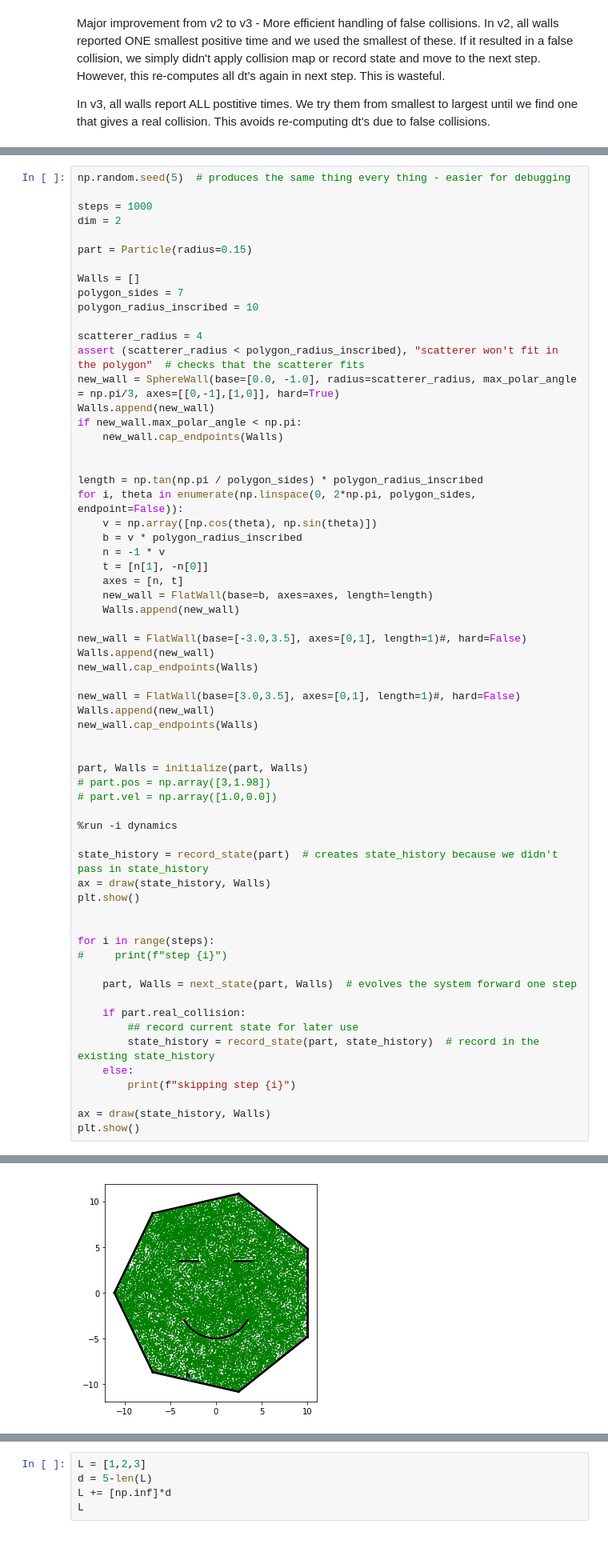
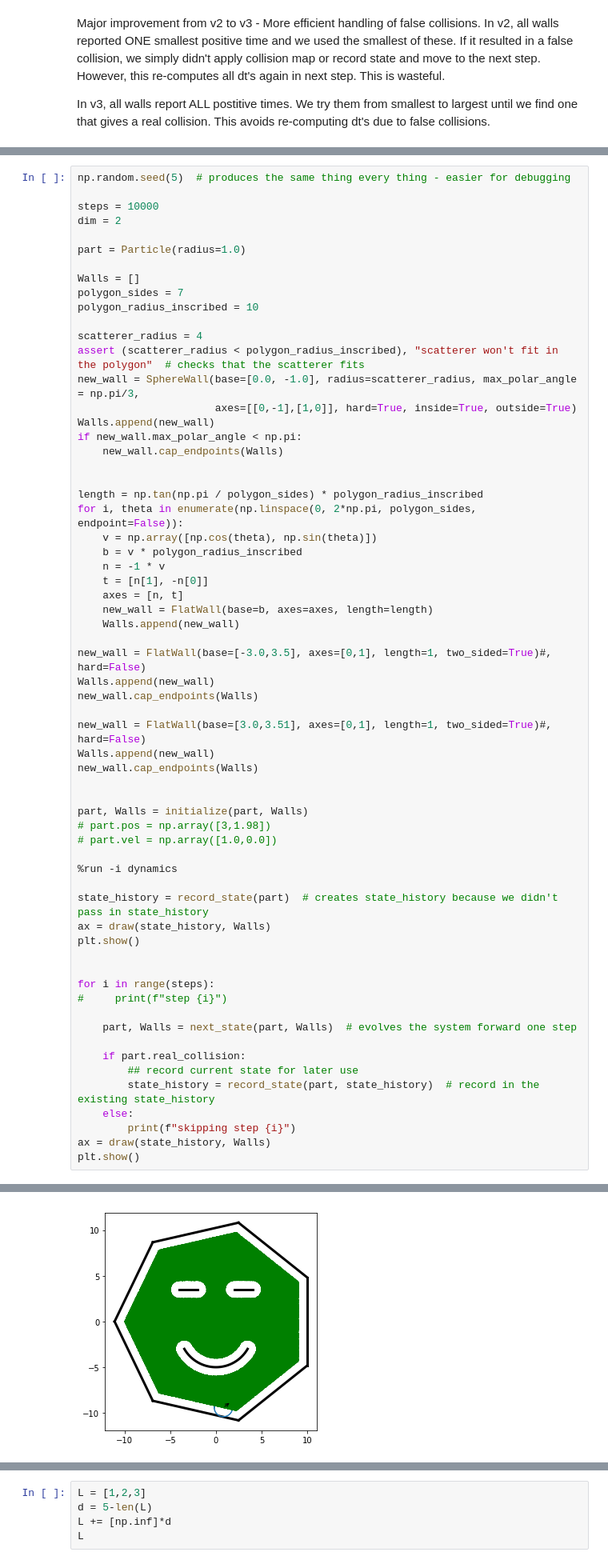
Before and after one commit to drscook/REU_temp, a Jupyter notebook: main_v3.ipynb, the cells around one changed output, grey strips where cells are left out. Shown at 80% size. Drawn from its saved outputs; the diff is of its cells as text.

```diff
--- a/main_v3.ipynb
+++ b/main_v3.ipynb
@@ -313,10 +337,10 @@ def initialize(part, Walls):
 # %%
 np.random.seed(5)  # produces the same thing every thing - easier for debugging
 
-steps = 1000
+steps = 10000
 dim = 2
 
-part = Particle(radius=0.15)
+part = Particle(radius=1.0)
 
 Walls = []
 polygon_sides = 7
@@ -324,7 +348,8 @@ polygon_radius_inscribed = 10
 
 scatterer_radius = 4
 assert (scatterer_radius < polygon_radius_inscribed), "scatterer won't fit in the polygon"  # checks that the scatterer fits
-new_wall = SphereWall(base=[0.0, -1.0], radius=scatterer_radius, max_polar_angle = np.pi/3, axes=[[0,-1],[1,0]], hard=True)
+new_wall = SphereWall(base=[0.0, -1.0], radius=scatterer_radius, max_polar_angle = np.pi/3,
+                      axes=[[0,-1],[1,0]], hard=True, inside=True, outside=True)
 Walls.append(new_wall)
 if new_wall.max_polar_angle < np.pi:
     new_wall.cap_endpoints(Walls)
@@ -340,11 +365,11 @@ for i, theta in enumerate(np.linspace(0, 2*np.pi, polygon_sides, endpoint=False)
     new_wall = FlatWall(base=b, axes=axes, length=length)
     Walls.append(new_wall)
 
-new_wall = FlatWall(base=[-3.0,3.5], axes=[0,1], length=1)#, hard=False)
+new_wall = FlatWall(base=[-3.0,3.5], axes=[0,1], length=1, two_sided=True)#, hard=False)
 Walls.append(new_wall)
 new_wall.cap_endpoints(Walls)
 
-new_wall = FlatWall(base=[3.0,3.5], axes=[0,1], length=1)#, hard=False)
+new_wall = FlatWall(base=[3.0,3.51], axes=[0,1], length=1, two_sided=True)#, hard=False)
 Walls.append(new_wall)
 new_wall.cap_endpoints(Walls)
 
@@ -370,7 +395,6 @@ for i in range(steps):
         state_history = record_state(part, state_history)  # record in the existing state_history
     else:
         print(f"skipping step {i}")
-
 ax = draw(state_history, Walls)
 plt.show()
 # %% [output]
@@ -379,3 +402,3 @@ plt.show()
-[figure, old version]
+[figure, new version]
 # %%
 #@title Interactive {run: "auto"}
```
Also changed, not shown: parts of 8 cells of this notebook.
